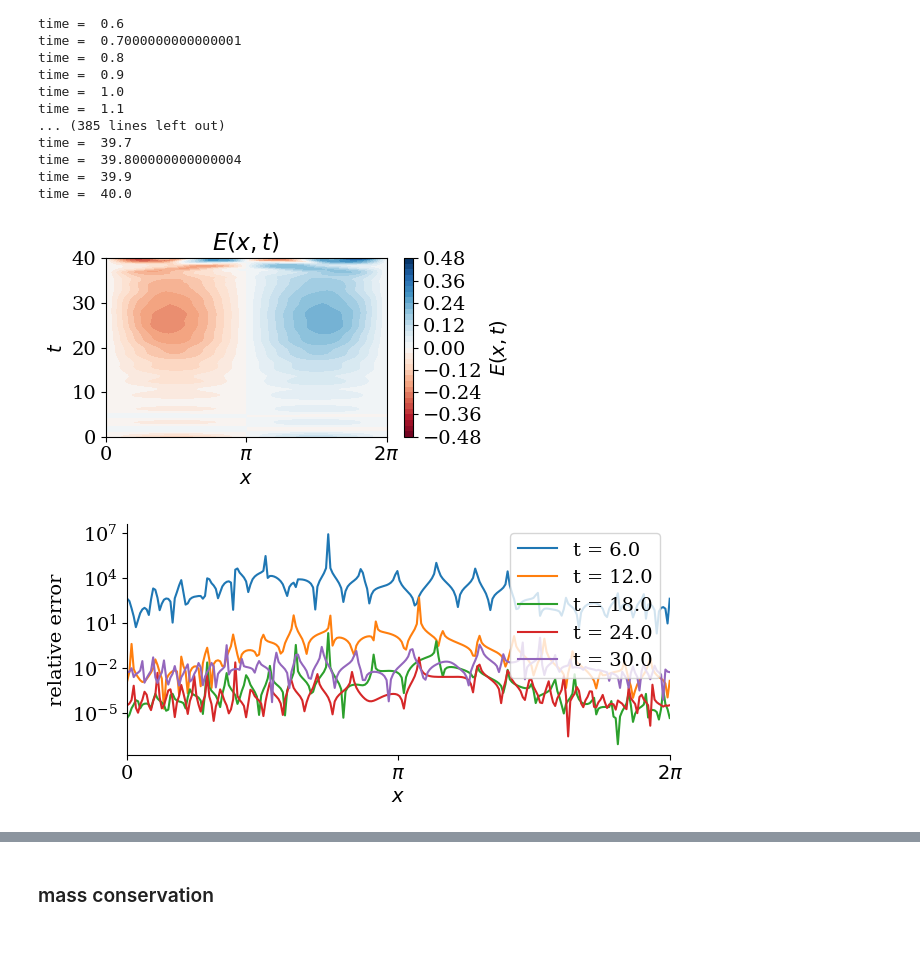
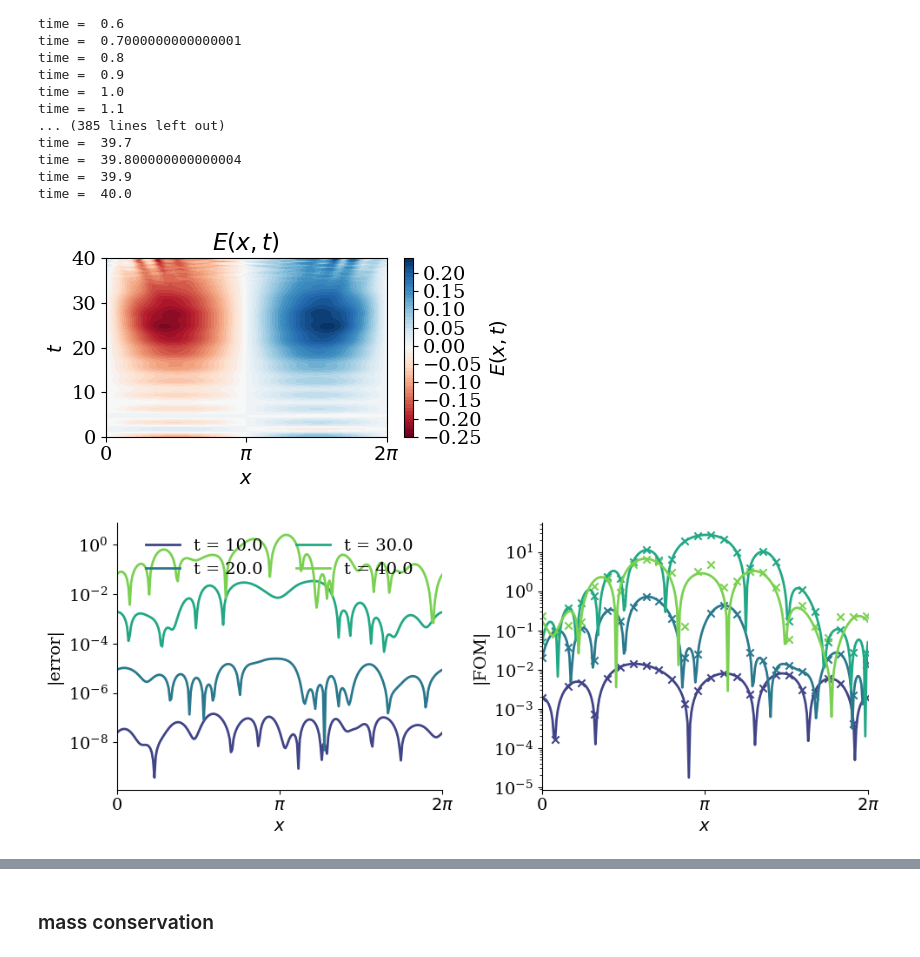
Before and after one commit to opaliss/HermiteFD-ROM, a Jupyter notebook: ROM/two_stream_instability_ROM.ipynb, the cells around one changed output, grey strips where cells are left out. Saved outputs shown, nothing was run; the diff lists cells and outputs as text; code cells hidden in the pictures.

```diff
--- a/ROM/two_stream_instability_ROM.ipynb
+++ b/ROM/two_stream_instability_ROM.ipynb
@@ -36,8 +36,8 @@ setup = SimulationSetupTwoStreamROM(Nx=251,
                                     alpha_e1=0.5,
                                     alpha_e2=0.5,
                                     alpha_i=np.sqrt(2 / 1836),
-                                    u_e1=-1.07,
-                                    u_e2=1.07,
+                                    u_e1=-1.065,
+                                    u_e2=1.065,
                                     u_i=0,
                                     L=2 * np.pi,
                                     dt=1e-2,
@@ -47,20 +47,20 @@ setup = SimulationSetupTwoStreamROM(Nx=251,
                                     nu_e2=15,
                                     n0_e1=0.5,
                                     n0_e2=0.5,
-                                    Nr=120,
-                                    M=3,
+                                    Nr=380,
+                                    M=5,
                                     problem_dir="two_stream",
-                                    Ur_e1=np.load("../data/ROM/two_stream/basis_SVD_e1_0_40_M_3.npy"),
-                                    Ur_e2=np.load("../data/ROM/two_stream/basis_SVD_e2_0_40_M_3.npy"),
+                                    Ur_e1=np.load("../data/ROM/two_stream/basis_SVD_e1_0_40_M_5.npy"),
+                                    Ur_e2=np.load("../data/ROM/two_stream/basis_SVD_e2_0_40_M_5.npy"),
                                     construct=False)
 # %%
 # ions (unperturbed + static)
 C0_ions = np.ones(setup.Nx) / setup.alpha_i
 # %%
 # velocity grid for plotting purposes
-v = np.linspace(-3, 3, int(1e3))
+v = np.linspace(-2.5, 2.5, int(1e3), endpoint=True)
 # spatial grid
-x = np.linspace(0, setup.L, setup.Nx + 1)
+x = np.linspace(0, setup.L, setup.Nx + 1, endpoint=True)
 # %% [markdown]
 ## simulation dataset
 # %%
@@ -145,7 +145,7 @@ time =  40.0
 # %%
 # plot the electric field
 fig, ax = plt.subplots(figsize=(5, 3))
-pos = ax.contourf(x, sol_midpoint_t, E_midpoint.T, cmap="RdBu", levels=30)
+pos = ax.contourf(x, sol_midpoint_t, E_midpoint.T, cmap="RdBu", levels=50)
 cbar = fig.colorbar(pos)
 cbar.ax.set_ylabel("$E(x, t)$", rotation=90)
 ax.set_title("$E(x, t)$")
@@ -155,27 +155,44 @@ _ = ax.set_xticklabels([r"0", r"$\pi$", r"$2\pi$"])
 _ = ax.set_ylabel("$t$")
 plt.tight_layout()
 
-#plt.savefig("../figs/FOM/bump_on_tail/electric_field_FOM_" + str(setup.u_e2)+ ".png", dpi=600)
+#plt.savefig("../figs/ROM/two_stream/electric_field_ROM_" + str(setup.u_e2)+ ".png", dpi=600)
 # %% [output]
-[figure, old version]
+[figure, new version]
 # %%
 state_e1_FOM  = np.load("../data/FOM/two_stream/sample_" + str(setup.u_e2) + "/state_e1_midpoint.npy")
 state_e2_FOM = np.load("../data/FOM/two_stream/sample_" + str(setup.u_e2) + "/state_e2_midpoint.npy")
 # %%
-fig, ax = plt.subplots(figsize=(7, 3))
-moment = 300
-skip = 60
-for ii in range(1, int(len(sol_midpoint_t)//skip)):
-    _ = plt.plot(x, np.abs(state_e1_midpoint[moment, :, ii*skip] - state_e1_FOM[moment, :, ii*skip])/np.abs(state_e1_FOM[moment, :, ii*skip]), label="t = " + str(sol_midpoint_t[skip*ii]))
-ax.set_yscale("log")
-ax.set_xticks([0, np.pi, 2*np.pi])
-ax.spines['right'].set_visible(False)
-ax.spines['top'].set_visible(False)
-ax.set_xlim(0, 2*np.pi)
-plt.legend()
-ax.set_xticklabels([r"0", r"$\pi$", r"$2\pi$"])
-_ = ax.set_xlabel("$x$")
-_ = ax.set_ylabel("relative error")
+fig, ax = plt.subplots(ncols=2, figsize=(10, 4))
+moment =40
+skip = 100
+# Choose a colormap
+cmap = plt.get_cmap('viridis')
+# Get an array of colors from the colormap
+colors = cmap(np.linspace(0, 0.8, int(len(sol_midpoint_t)//skip + 1)))
+
+for ii in np.arange(1, int(len(sol_midpoint_t)//skip + 1)):
+    _ = ax[0].plot(x, np.abs(state_e1_midpoint[moment, :, ii*skip] - state_e1_FOM[moment, :, ii*skip]), c=colors[ii], linewidth=2, label="t = " + str(sol_midpoint_t[skip*ii]))
+    _ = ax[1].plot(x, np.abs(state_e1_FOM[moment, :, ii*skip]), c=colors[ii], linewidth=2)
+    _ = ax[1].scatter(x[::10], np.abs(state_e1_midpoint[moment, :, ii*skip])[::10], color=colors[ii], marker="x")
+ax[0].set_yscale("log")
+ax[1].set_yscale("log")
+ax[0].set_xticks([0, np.pi, 2*np.pi])
+ax[1].set_xticks([0, np.pi, 2*np.pi])
+ax[0].spines['right'].set_visible(False)
+ax[0].spines['top'].set_visible(False)
+ax[1].spines['right'].set_visible(False)
+ax[1].spines['top'].set_visible(False)
+ax[0].set_xlim(0, 2*np.pi)
+ax[0].set_xticklabels([r"0", r"$\pi$", r"$2\pi$"])
+ax[1].set_xlim(0, 2*np.pi)
+ax[1].set_xticklabels([r"0", r"$\pi$", r"$2\pi$"])
+ax[0].set_xlabel("$x$")
+ax[1].set_xlabel("$x$")
+ax[0].set_ylabel("|error|")
+ax[1].set_ylabel("|FOM|")
+legend = ax[0].legend(ncols=2, fontsize=14, loc='upper center')
+legend.get_frame().set_alpha(0)
+plt.tight_layout()
 # %% [output]
-[figure, old version]
+[figure, new version]
 # %%
```
Also changed, not shown: parts of 11 cells of this notebook, 8 other files.
